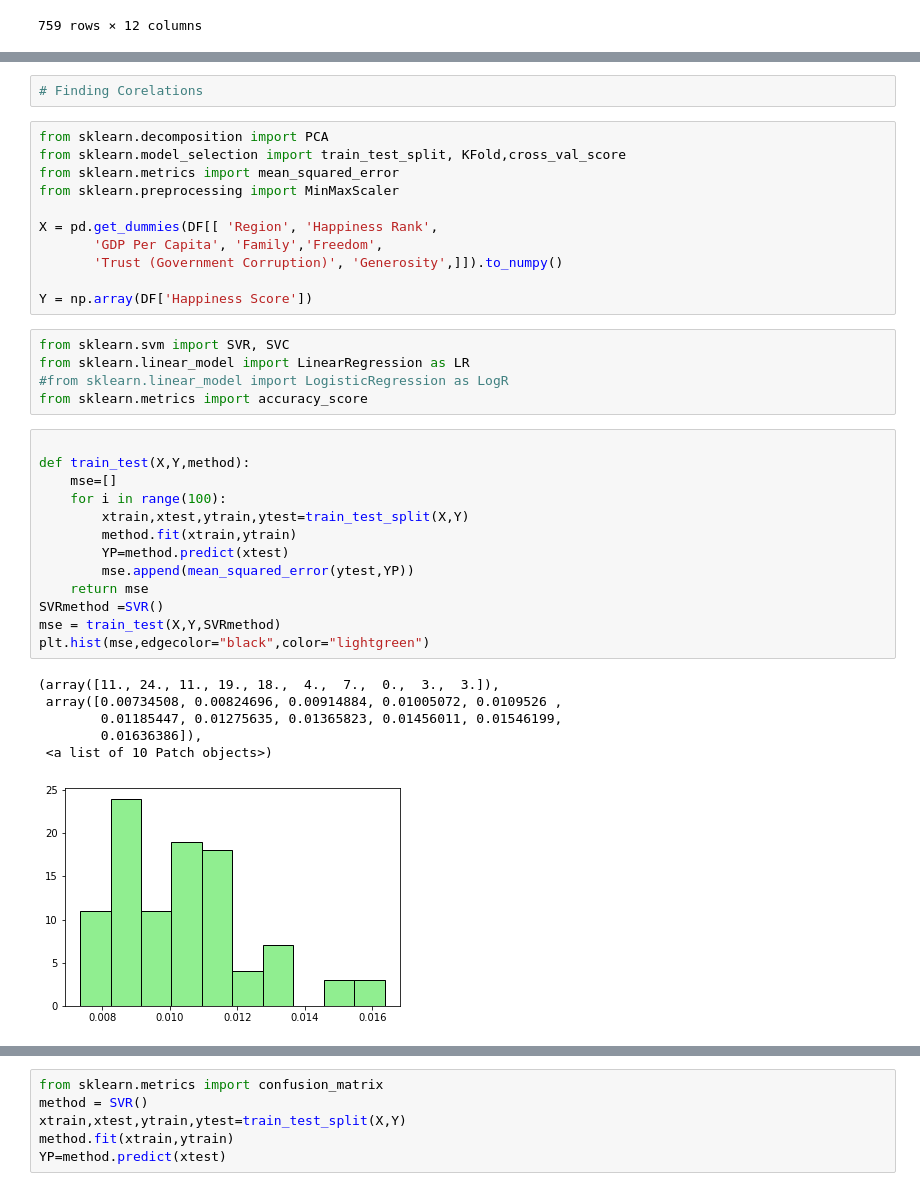
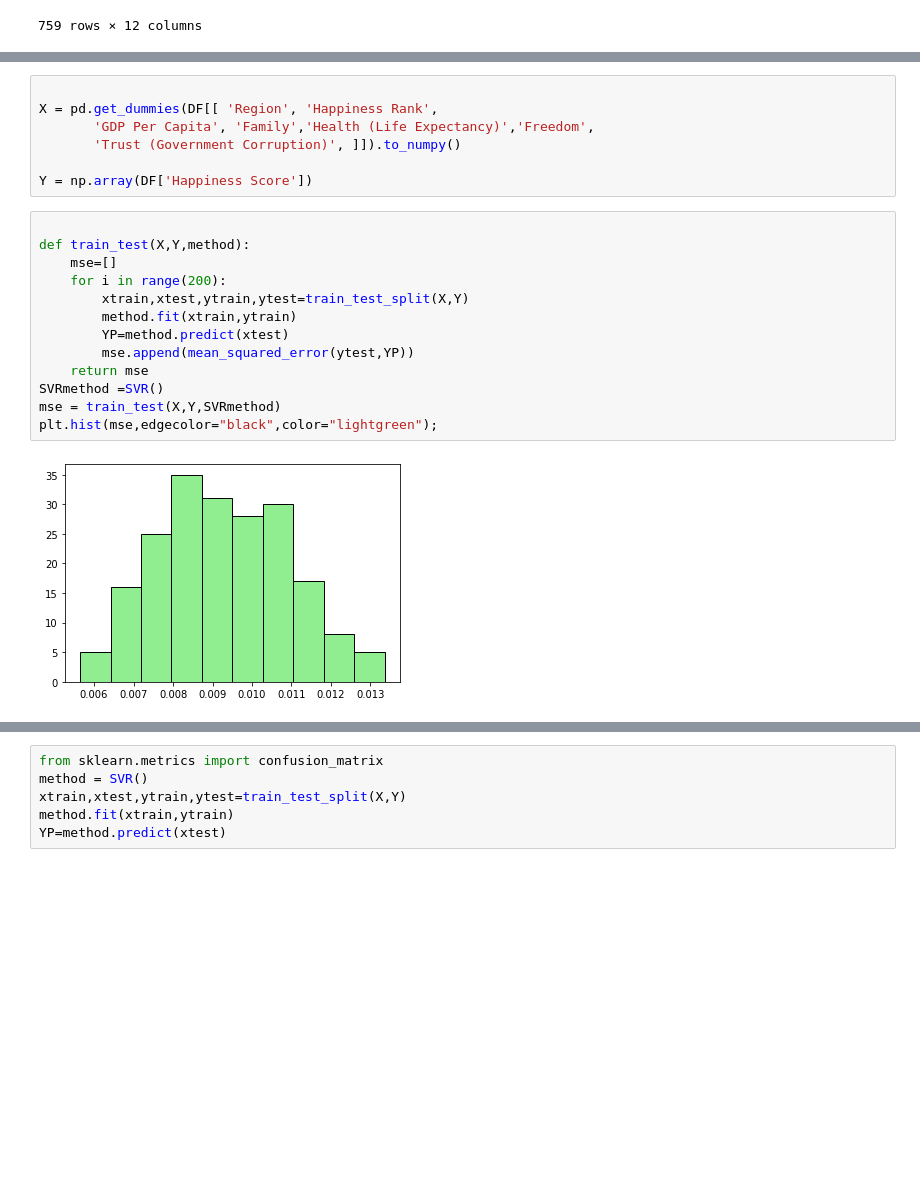
Before and after one commit to simrankgill/NSF_Mini_Project, a Jupyter notebook: WorldHappiness.ipynb, the cells around one changed output, grey strips where cells are left out. Cells and saved outputs as stored; diff of their text form; blank space fills up the shorter version.

```diff
--- a/WorldHappiness.ipynb
+++ b/WorldHappiness.ipynb
@@ -89,42 +141,26 @@ plt.show()
 # %% [output]
 [figure]
-# %%
-# Finding Corelations
 # %%
-from sklearn.decomposition import PCA
-from sklearn.model_selection import train_test_split, KFold,cross_val_score
-from sklearn.metrics import mean_squared_error
-from sklearn.preprocessing import MinMaxScaler
 
 X = pd.get_dummies(DF[[ 'Region', 'Happiness Rank',
-       'GDP Per Capita', 'Family','Freedom',
-       'Trust (Government Corruption)', 'Generosity',]]).to_numpy()
+       'GDP Per Capita', 'Family','Health (Life Expectancy)','Freedom',
+       'Trust (Government Corruption)', ]]).to_numpy()
 
 Y = np.array(DF['Happiness Score'])
-# %%
-from sklearn.svm import SVR, SVC
-from sklearn.linear_model import LinearRegression as LR
-#from sklearn.linear_model import LogisticRegression as LogR
-from sklearn.metrics import accuracy_score
 # %%
 
 def train_test(X,Y,method):
     mse=[]
-    for i in range(100):
+    for i in range(200):
         xtrain,xtest,ytrain,ytest=train_test_split(X,Y)
         method.fit(xtrain,ytrain)
         YP=method.predict(xtest)
         mse.append(mean_squared_error(ytest,YP))
     return mse
 SVRmethod =SVR()
 mse = train_test(X,Y,SVRmethod)
-plt.hist(mse,edgecolor="black",color="lightgreen")
+plt.hist(mse,edgecolor="black",color="lightgreen");
 # %% [output]
-(array([11., 24., 11., 19., 18.,  4.,  7.,  0.,  3.,  3.]),
- array([0.00734508, 0.00824696, 0.00914884, 0.01005072, 0.0109526 ,
-        0.01185447, 0.01275635, 0.01365823, 0.01456011, 0.01546199,
-        0.01636386]),
- <a list of 10 Patch objects>)
-[figure, old version]
+[figure, new version]
 # %%
 mse = train_test(X,Y,LR())
```
Also changed, not shown: parts of 7 cells of this notebook.
